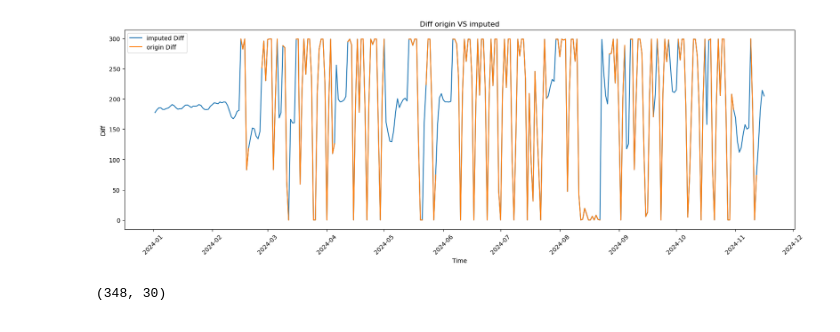
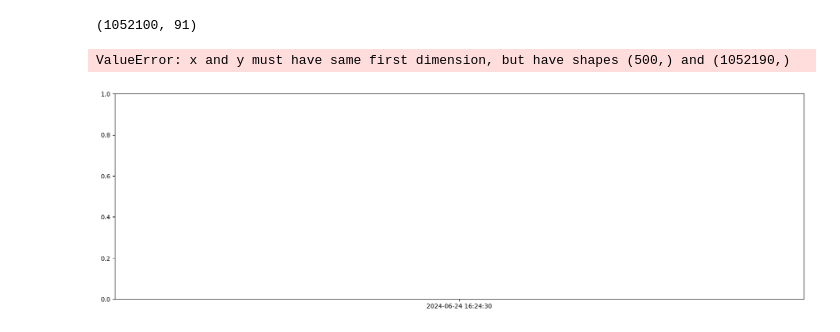
Before and after one commit to it21346/tSDG-DiffusionTS-DataAugmentation, a Jupyter notebook: Generative Adversarial Networks/Code/Imputation/USGAN-Imputation.ipynb, the cells around one changed output. Cells and saved outputs as stored; diff of their text form; code cells hidden in the pictures.

```diff
--- a/Generative Adversarial Networks/Code/Imputation/USGAN-Imputation.ipynb
+++ b/Generative Adversarial Networks/Code/Imputation/USGAN-Imputation.ipynb
@@ -7,14 +7,14 @@ import tsdb
 from sklearn.model_selection import train_test_split
 from sklearn.preprocessing import StandardScaler
 sys.path.append('/home/stelios-pc/Desktop/PhD/Pandora/Halcor/')
-from dataset import Dataset
+# from dataset import Dataset
 from pygrinder import mcar, seq_missing, block_missing
 from pypots.optim import Adam
 from pypots.imputation import USGAN
 
-data = Dataset('1d')
-data = data.preprocess()
-
+# data = Dataset('1d')
+# data = data.preprocess()
+data = pd.read_csv("/home/stelio/Desktop/PhD/PhD/Pandora/Halcor/junker1.csv", sep= ';', index_col= 0)
 def impute(data, time_steps, batch_size, epochs, is_test = False, d_steps = 5):
     def create_missingness(X, rate, pattern, **kwargs):
         """Create missingness in the data.
@@ -156,7 +156,7 @@ def impute(data, time_steps, batch_size, epochs, is_test = False, d_steps = 5):
         epochs=epochs,
         # here we set patience=3 to early stop the training if the evaluting loss doesn't decrease for 3 epoches.
         # You can leave it to defualt as None to disable early stopping.
-        patience=10,
+        patience=4,
         # give the optimizer. Different from torch.optim.Optimizer, you don't have to specify model's parameters when
         # initializing pypots.optim.Optimizer. You can also leave it to default. It will initilize an Adam optimizer with lr=0.001.
         G_optimizer=Adam(lr=1e-3),
@@ -198,21 +198,21 @@ def impute(data, time_steps, batch_size, epochs, is_test = False, d_steps = 5):
     df = pd.DataFrame(us_gan_imputation, columns= holdout_data.columns[1:])
     df = pd.concat([pd.Series(holdout_data['Timestamp'], name='Timestamp'),
                         df], axis=1)
-
+    df.to_csv('imputed_data.csv', index=False)
     plt.figure(figsize=(20, 6))
 
     # plt.plot(data['Timestamp'][:100], df['DB   10DBW    2   main pressure'][:100], label='imputed Diff')
     # plt.plot(data['Timestamp'][:100], data['DB   10DBW    2   main pressure'][:100], label='origin Diff')
-    plt.plot(holdout_data['Timestamp'], df['DB   10DBW  196  hp pressure pump'], label='imputed Diff')
-    plt.plot(holdout_data['Timestamp'], holdout_data['DB   10DBW  196  hp pressure pump'], label='origin Diff')
+    plt.plot(holdout_data['Timestamp'][:500], df['DB   20DBW  176 NUM OF COUNT MEASURE UNIT'], label='imputed Diff')
+    plt.plot(holdout_data['Timestamp'][:500], holdout_data['DB   20DBW  176 NUM OF COUNT MEASURE UNIT'], label='origin Diff')
     plt.legend()
     plt.xlabel('Time')
-    plt.ylabel('Diff')
-    plt.title('Diff origin VS imputed')
+    plt.ylabel('DB   20DBW  176 NUM OF COUNT MEASURE UNIT')
+    plt.title('DB   20DBW  176 NUM OF COUNT MEASURE UNIT origin VS imputed')
     plt.xticks(rotation=45)
     plt.show()
-
-    df.to_csv('imputed_data.csv', index=False)
+# %%
+data.drop(columns = ['T    144', 'T    145', 'T     32    E.G.F. Build up speed time'],inplace =True)
 # %%
-impute(data, 64, 64, 100)
+impute(data, 60*5, 64, 100)
 # %% [output]
@@ -237,5 +233,3 @@ impute(data, 64, 64, 100)
+(1052100, 91)
+ValueError: x and y must have same first dimension, but have shapes (500,) and (1052190,)
-[figure, old version]
+[figure, new version]
-# %%
-data.shape
-# %% [output]
-(348, 30)
```
Also changed, not shown: parts of 6 cells of this notebook, 3 other files.
